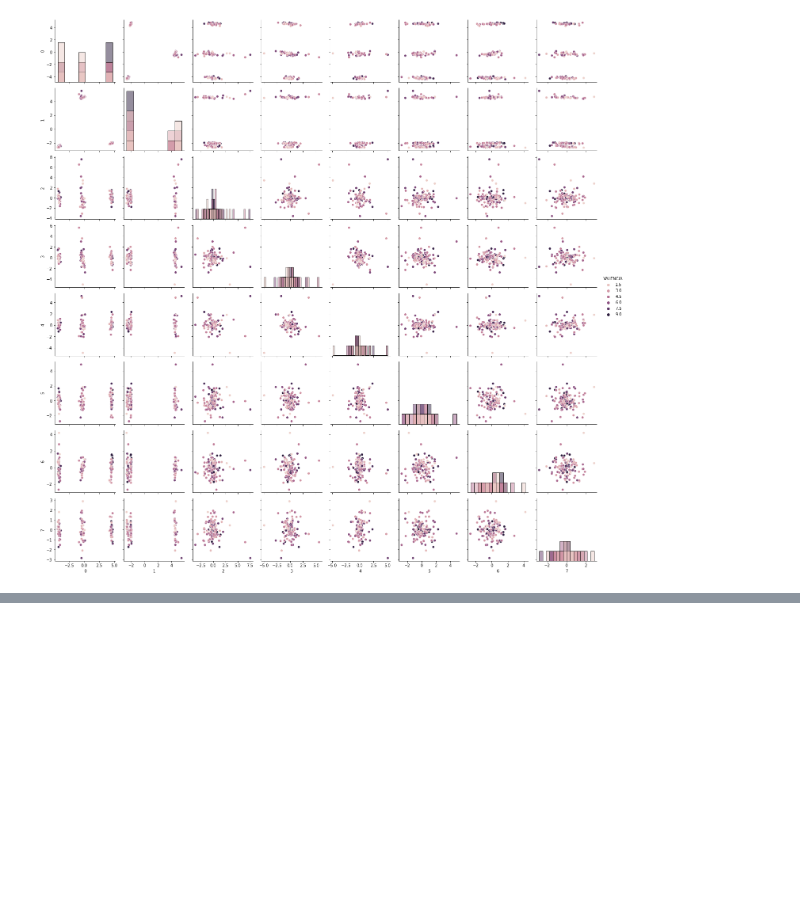
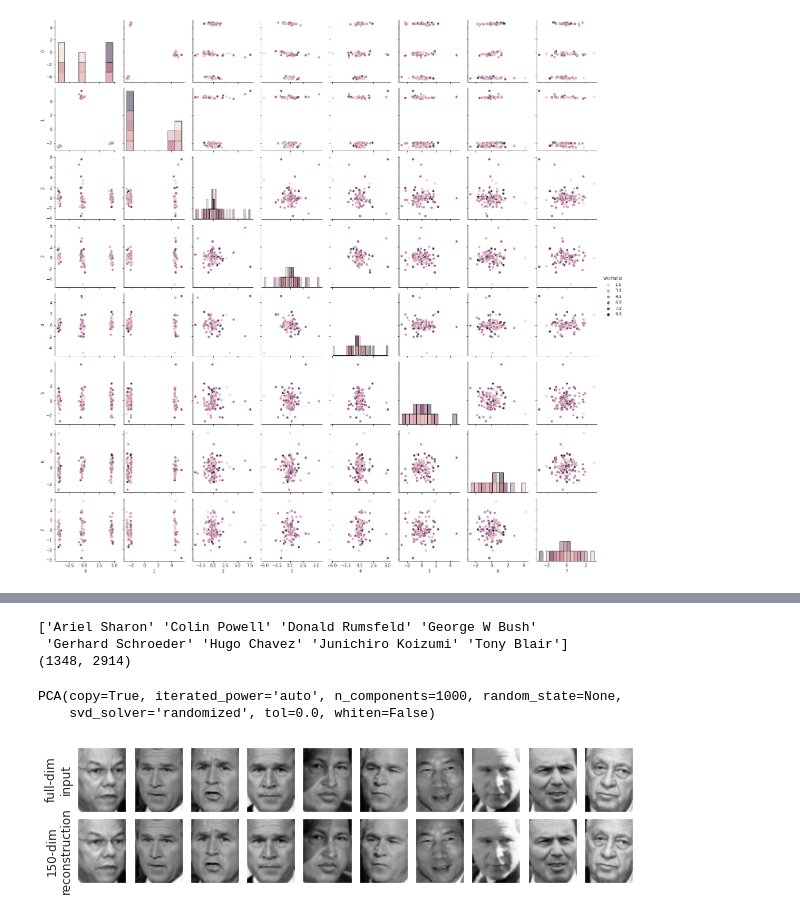
Before and after one commit to ManueloRZ2/MiniProyecto, a Jupyter notebook: Proyecto2.ipynb, the cells around one changed output, grey strips where cells are left out. Saved outputs shown, nothing was run; the diff lists cells and outputs as text; code cells hidden in the pictures; blank space fills up the shorter version.

```diff
--- a/Proyecto2.ipynb
+++ b/Proyecto2.ipynb
@@ -1156,0 +1212,44 @@ LogisticRegression(C=1.0, class_weight=None, dual=False, fit_intercept=True,
+# %%
+##MINI-PROYECTO 2: Punto 2
+
+%matplotlib inline
+import numpy as np
+import matplotlib.pyplot as plt
+import seaborn as sns; sns.set()
+from sklearn.decomposition import PCA
+from sklearn.datasets import fetch_lfw_people
+faces = fetch_lfw_people(min_faces_per_person=60)
+print(faces.target_names)
+print(faces.data.shape)
+etiquetas= faces['images'].astype(int)
+PartEtiquetas = np.array(etiquetas[:,1,0])
+# %% [output]
+['Ariel Sharon' 'Colin Powell' 'Donald Rumsfeld' 'George W Bush'
+ 'Gerhard Schroeder' 'Hugo Chavez' 'Junichiro Koizumi' 'Tony Blair']
+(1348, 2914)
+# %%
+pca = PCA(1000,svd_solver='randomized')
+pca.fit(faces.data)
+# %% [output]
+PCA(copy=True, iterated_power='auto', n_components=1000, random_state=None,
+    svd_solver='randomized', tol=0.0, whiten=False)
+# %%
+# Compute the components and projected faces
+pca = PCA(1000).fit(faces.data)
+Xfaces = faces.data
+components = pca.transform(faces.data)
+projected = pca.inverse_transform(components)
+x_pca = pca.transform(Xfaces)
+# %%
+# Plot the results
+fig, ax = plt.subplots(2, 10, figsize=(10, 2.5),
+                       subplot_kw={'xticks':[], 'yticks':[]},
+                       gridspec_kw=dict(hspace=0.1, wspace=0.1))
+for i in range(10):
+    ax[0, i].imshow(faces.data[i].reshape(62, 47), cmap='binary_r')
+    ax[1, i].imshow(projected[i].reshape(62, 47), cmap='binary_r')
+
+ax[0, 0].set_ylabel('full-dim\ninput')
+ax[1, 0].set_ylabel('150-dim\nreconstruction');
+# %% [output]
+[figure, added]
```
Also changed, not shown: parts of 13 cells of this notebook.
